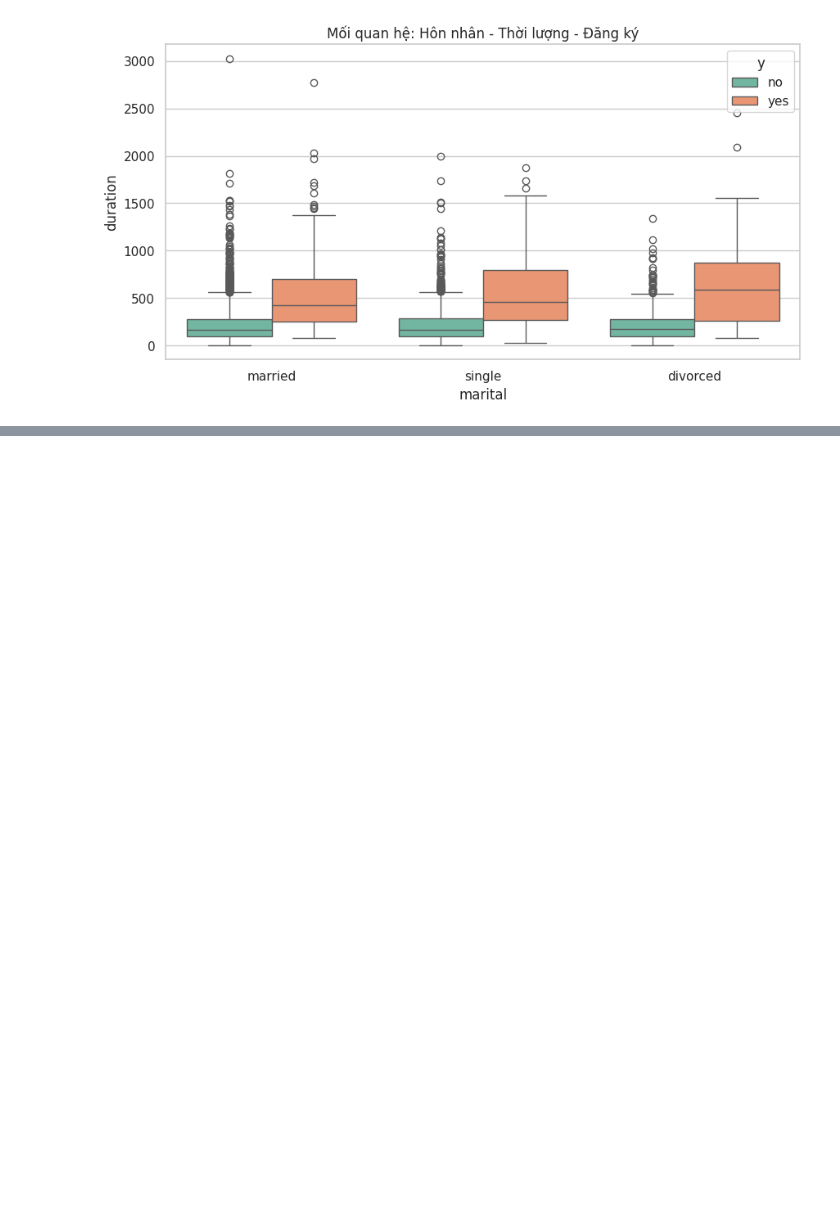
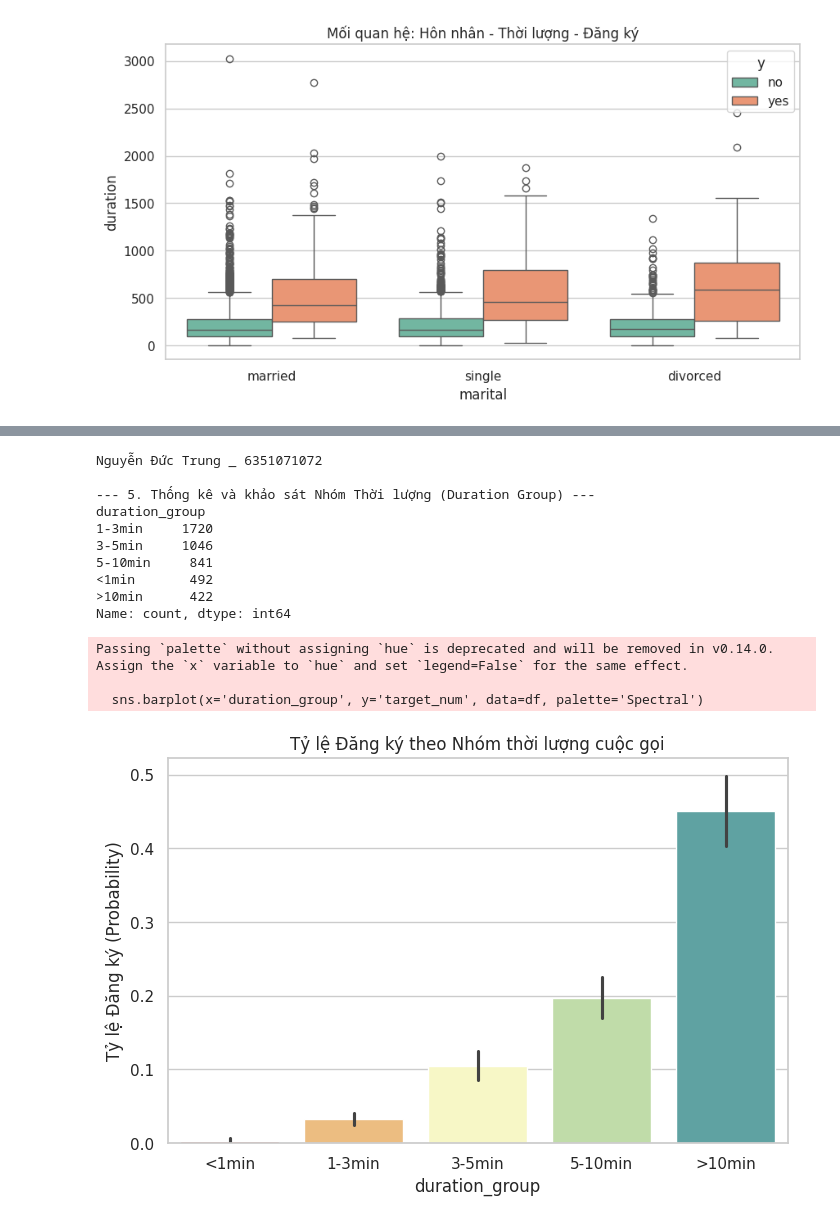
Before and after one commit to trungnguyen020/6351071072_LAB1, a Jupyter notebook: 6351071072_LAB1_BAI2_Trang28.ipynb, the cells around one changed output, grey strips where cells are left out. Cells and saved outputs as stored; diff of their text form; code cells hidden in the pictures; blank space fills up the shorter version.

```diff
--- a/6351071072_LAB1_BAI2_Trang28.ipynb
+++ b/6351071072_LAB1_BAI2_Trang28.ipynb
@@ -85,0 +109,30 @@ Nguyễn Đức Trung _ 6351071072
+# %%
+#Câu 5
+print("Nguyễn Đức Trung _ 6351071072")
+print("\n--- 5. Thống kê và khảo sát Nhóm Thời lượng (Duration Group) ---")
+bins = [0, 60, 180, 300, 600, 5000]
+labels = ['<1min', '1-3min', '3-5min', '5-10min', '>10min']
+
+df['duration_group'] = pd.cut(df['duration'], bins=bins, labels=labels)
+print(df['duration_group'].value_counts())
+
+plt.figure(figsize=(8, 5))
+sns.barplot(x='duration_group', y='target_num', data=df, palette='Spectral')
+plt.title('Tỷ lệ Đăng ký theo Nhóm thời lượng cuộc gọi')
+plt.ylabel('Tỷ lệ Đăng ký (Probability)')
+plt.show()
+# %% [output]
+Nguyễn Đức Trung _ 6351071072
+
+--- 5. Thống kê và khảo sát Nhóm Thời lượng (Duration Group) ---
+duration_group
+1-3min     1720
+3-5min     1046
+5-10min     841
+<1min       492
+>10min      422
+Name: count, dtype: int64
+Passing `palette` without assigning `hue` is deprecated and will be removed in v0.14.0. Assign the `x` variable to `hue` and set `legend=False` for the same effect.
+
+  sns.barplot(x='duration_group', y='target_num', data=df, palette='Spectral')
+[figure, added]
```
Also changed, not shown: parts of 2 cells of this notebook.
